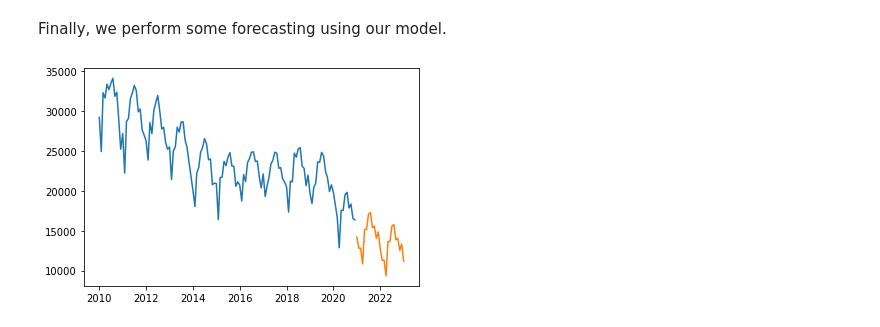
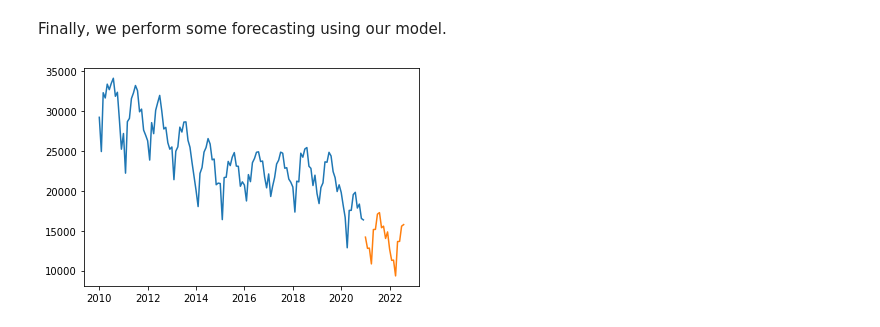
Before and after one commit to Achan40/chicago-crime, a Jupyter notebook: analysis/chicago-crime.ipynb, the cells around one changed output. Drawn from its saved outputs; the diff is of its cells as text; code cells hidden in the pictures.

```diff
--- a/analysis/chicago-crime.ipynb
+++ b/analysis/chicago-crime.ipynb
@@ -242,15 +242,15 @@ Finally, we perform some forecasting using our model.
 # %%
 # Use STL to remove seasonalities and ARIMA to forecast
 stlf = STLForecast(df_total_month, ARIMA, model_kwargs=dict(order=(0,1,0), trend='t'))
 stlf_res = stlf.fit()
 
 # Generate forcast for n periods
-forecast = stlf_res.forecast(25)
+forecast = stlf_res.forecast(20)
 plt.plot(df_total_month)
 plt.plot(forecast)
 plt.show()
 # %% [output]
-[figure, old version]
+[figure, new version]
 # %%
 print(stlf_res.summary())
 # %% [output]
```
Also changed, not shown: parts of 2 cells of this notebook.
